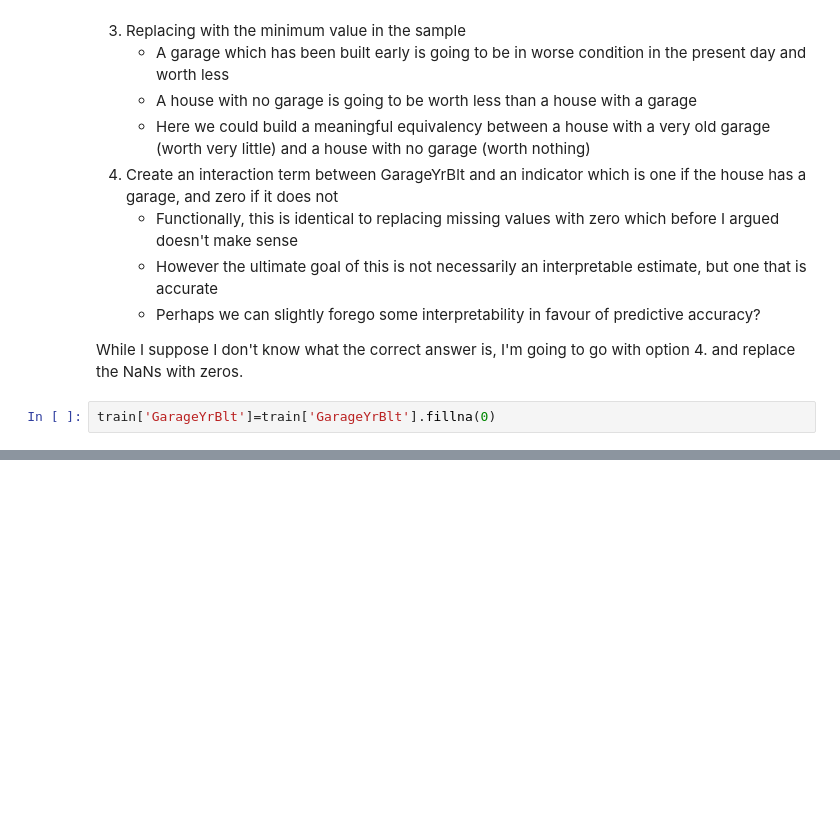
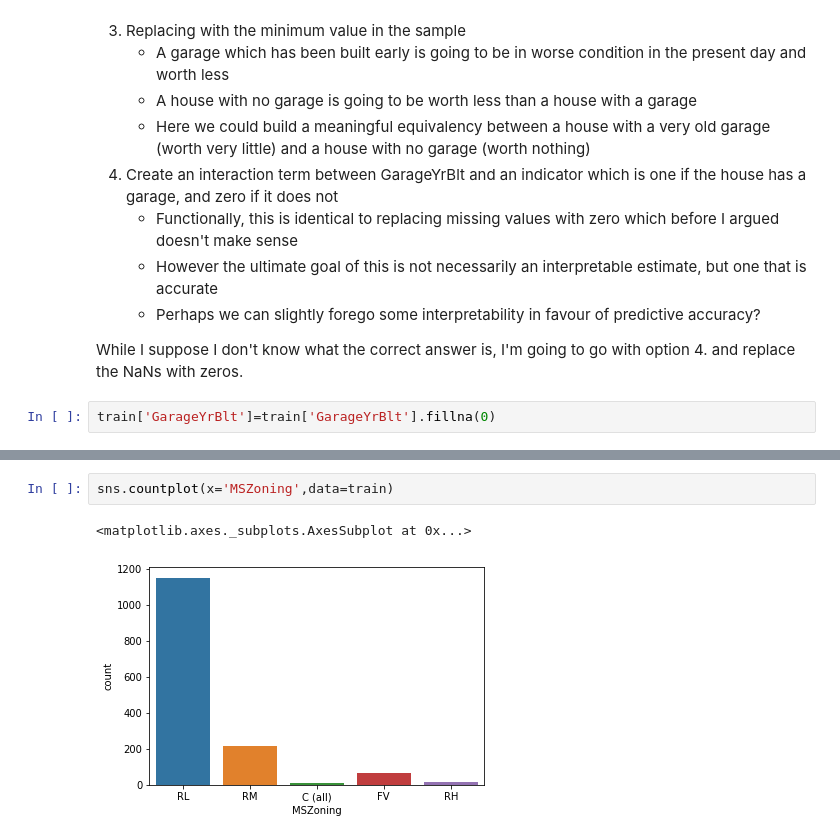
Before and after one commit to hxyue1/House-Prices, a Jupyter notebook: EDA.ipynb, the cells around one changed output, grey strips where cells are left out. Cells and saved outputs as stored; diff of their text form; blank space fills up the shorter version.

Commit message:
visual analysis

```diff
--- a/EDA.ipynb
+++ b/EDA.ipynb
@@ -187,0 +204,5 @@ Also, while we do run the risk of having multicollinearity in our explanatory va
+# %%
+sns.countplot(x='MSZoning',data=train)
+# %% [output]
+<matplotlib.axes._subplots.AxesSubplot at 0x...>
+[figure, added]
```
Also changed, not shown: parts of 21 cells of this notebook, 1 other file.
